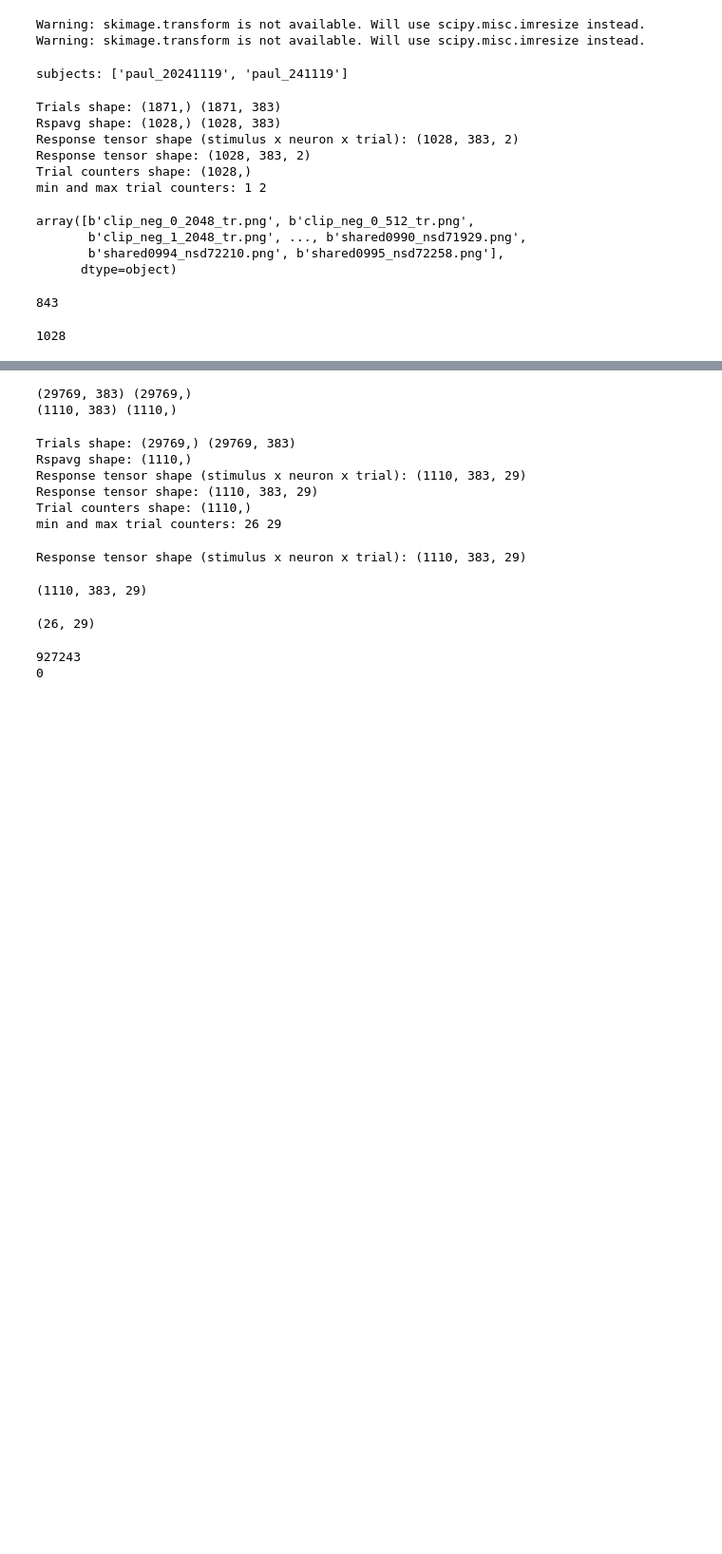
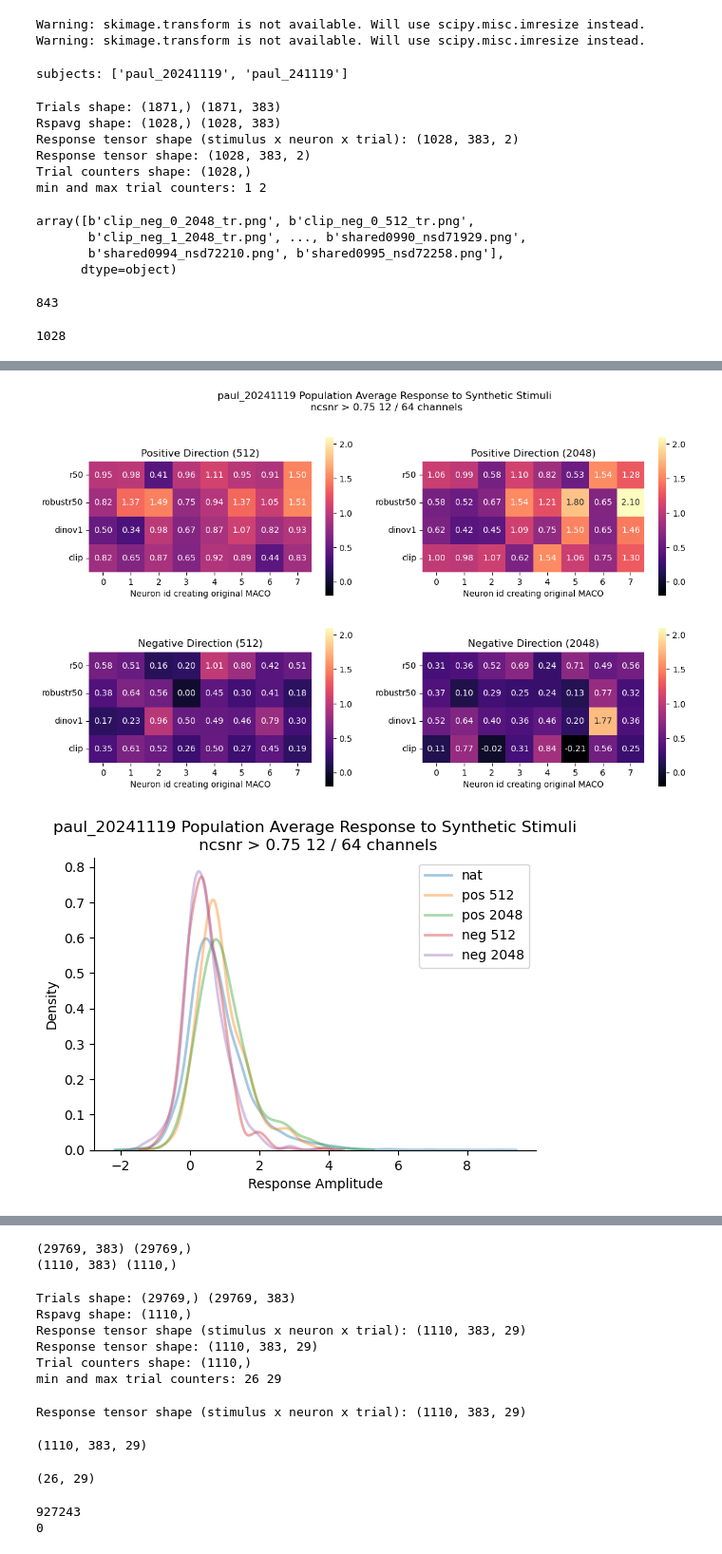
Before and after one commit to Animadversio/Closed-loop-visual-insilico, a Jupyter notebook: notebooks/data_explorer_VVS_day1_241119.ipynb, the cells around one changed output, grey strips where cells are left out. Shown at 95% size. Saved outputs shown, nothing was run; the diff lists cells and outputs as text; code cells hidden in the pictures; blank space fills up the shorter version.

```diff
--- a/notebooks/data_explorer_VVS_day1_241119.ipynb
+++ b/notebooks/data_explorer_VVS_day1_241119.ipynb
@@ -151,3 +81,9 @@ array([b'clip_neg_0_2048_tr.png', b'clip_neg_0_512_tr.png',
 len(stim_names)
 # %% [output]
 1028
+# %%
+subject_id = 'paul_20241119'
+ncsnr = data[subject_id]["neuron_metadata"]["ncsnr"]
+reliability = data[subject_id]["neuron_metadata"]["reliability"]
+brain_area = data[subject_id]["neuron_metadata"]["brain_area"]
+stim_names, rspavg_resp_peak, resp_tensor, trial_counters = load_neural_trial_resp_tensor(data_path, subject_id)
@@ -194,0 +124,72 @@ plt.show()
+# %%
+thresh = 0.75
+cmap = "magma"
+chan_mask = ncsnr > thresh
+print(f"Select channels with ncsnr > {thresh} {chan_mask.sum()} / {ncsnr.shape[0]}")
+rspavg_resp_peak_selected = rspavg_resp_peak[:, chan_mask]
+syn_stim_resp_tsr = rspavg_resp_peak_selected[syn_stim_idxs, :]
+nat_stim_resp_tsr = rspavg_resp_peak_selected[nat_stim_idxs, :]
+print(syn_stim_resp_tsr.shape)
+print(nat_stim_resp_tsr.shape)
+syn_stim_resp_popavg = syn_stim_resp_tsr.mean(axis=-1)
+nat_stim_resp_popavg = nat_stim_resp_tsr.mean(axis=-1)
+
+# Find global min and max for consistent color scaling
+vmin = syn_stim_resp_popavg.min()
+vmax = syn_stim_resp_popavg.max()
+
+figh, axh = plt.subplots(2, 2, figsize=(13, 7.5))
+plt.sca(axh[0,0])
+im0 = sns.heatmap(syn_stim_resp_popavg[:,0,0,:].T, vmin=vmin, vmax=vmax, cmap=cmap, cbar=True, annot=True, fmt=".2f", yticklabels=model_names)
+plt.axis("image")
+# rotate yticklabels
+plt.yticks(rotation=0)
+plt.xlabel("Neuron id creating original MACO")
+# plt.colorbar(im0)
+plt.title("Positive Direction (512)")
+
+plt.sca(axh[0,1])
+im0 = sns.heatmap(syn_stim_resp_popavg[:,1,0,:].T, vmin=vmin, vmax=vmax, cmap=cmap, cbar=True, annot=True, fmt=".2f", yticklabels=model_names, )
+plt.axis("image")
+plt.yticks(rotation=0)
+plt.xlabel("Neuron id creating original MACO")
+# plt.colorbar(im0)
+plt.title("Positive Direction (2048)")
+
+plt.sca(axh[1,0])
+im1 = sns.heatmap(syn_stim_resp_popavg[:,0,1,:].T, vmin=vmin, vmax=vmax, cmap=cmap, cbar=True, annot=True, fmt=".2f", yticklabels=model_names)
+plt.axis("image")
+plt.yticks(rotation=0)
+# plt.colorbar(im1)
+plt.xlabel("Neuron id creating original MACO")
+plt.title("Negative Direction (512)")
+
+plt.sca(axh[1,1])
+im1 = sns.heatmap(syn_stim_resp_popavg[:,1,1,:].T, vmin=vmin, vmax=vmax, cmap=cmap, cbar=True, annot=True, fmt=".2f", yticklabels=model_names)
+plt.axis("image")
+plt.yticks(rotation=0)
+# plt.colorbar(im1)
+plt.xlabel("Neuron id creating original MACO")
+plt.title("Negative Direction (2048)")
+
+plt.suptitle(f"{subject_id} Population Average Response to Synthetic Stimuli\n ncsnr > {thresh} {chan_mask.sum()} / {ncsnr.shape[0]} channels")
+plt.show()
+
+plt.figure(figsize=(6, 4))
+# plot kde with dots showing data points
+sns.kdeplot(data=nat_stim_resp_tsr.flatten(), label="nat", alpha=0.4, lw=2)
+# sns.rugplot(data=nat_stim_resp_tsr.flatten(), height=0.05, alpha=0.2)
+sns.kdeplot(data=syn_stim_resp_tsr[:,0,0,:].flatten(), label="pos 512", alpha=0.4, lw=2)
+# sns.rugplot(data=syn_stim_resp_tsr[:,0,0,:].flatten(), height=0.05, alpha=0.2)
+sns.kdeplot(data=syn_stim_resp_tsr[:,1,0,:].flatten(), label="pos 2048", alpha=0.4, lw=2)
+# sns.rugplot(data=syn_stim_resp_tsr[:,1,0,:].flatten(), height=0.05, alpha=0.2)
+sns.kdeplot(data=syn_stim_resp_tsr[:,0,1,:].flatten(), label="neg 512", alpha=0.4, lw=2)
+# sns.rugplot(data=syn_stim_resp_tsr[:,0,1,:].flatten(), height=0.05, alpha=0.2)
+sns.kdeplot(data=syn_stim_resp_tsr[:,1,1,:].flatten(), label="neg 2048", alpha=0.4, lw=2)
+# sns.rugplot(data=syn_stim_resp_tsr[:,1,1,:].flatten(), height=0.05, alpha=0.2)
+plt.legend()
+plt.title(f"{subject_id} Population Average Response to Synthetic Stimuli\n ncsnr > {thresh} {chan_mask.sum()} / {ncsnr.shape[0]} channels")
+plt.xlabel("Response Amplitude")
+plt.ylabel("Density")
+plt.show()
+# %% [output]
@@ -194,0 +199,2 @@ plt.show()
+[figure, added]
+[figure, added]
```
Also changed, not shown: parts of 9 cells of this notebook, 4 other files.
